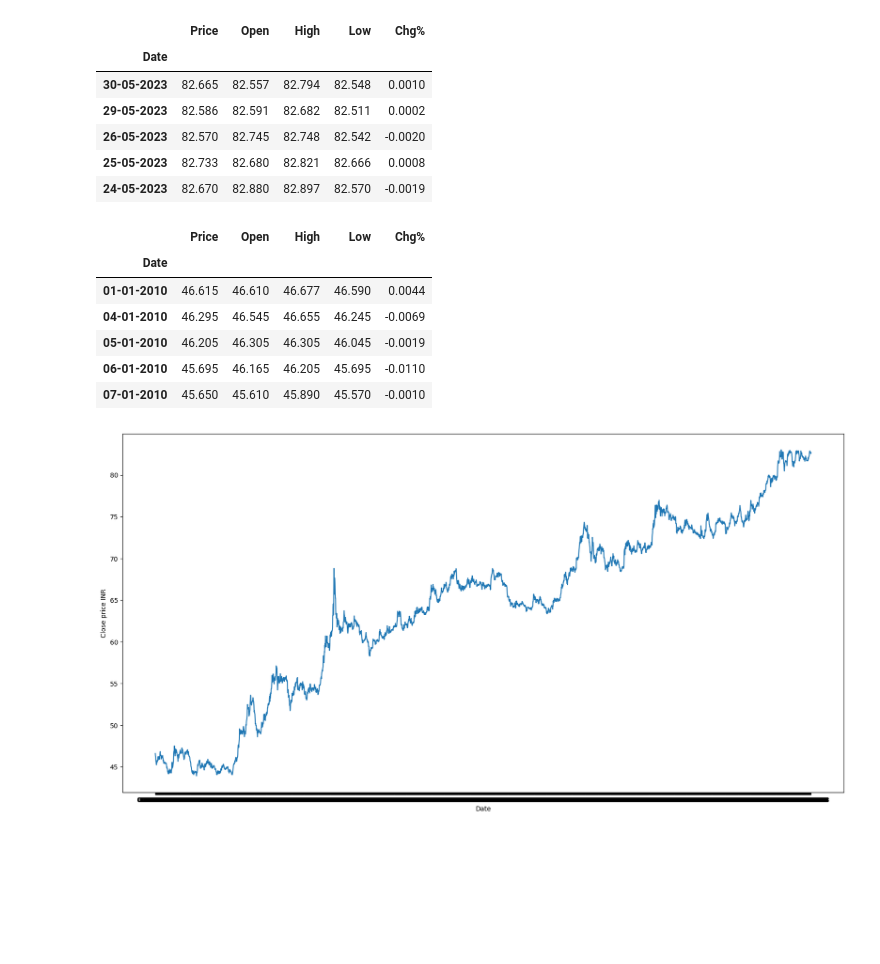
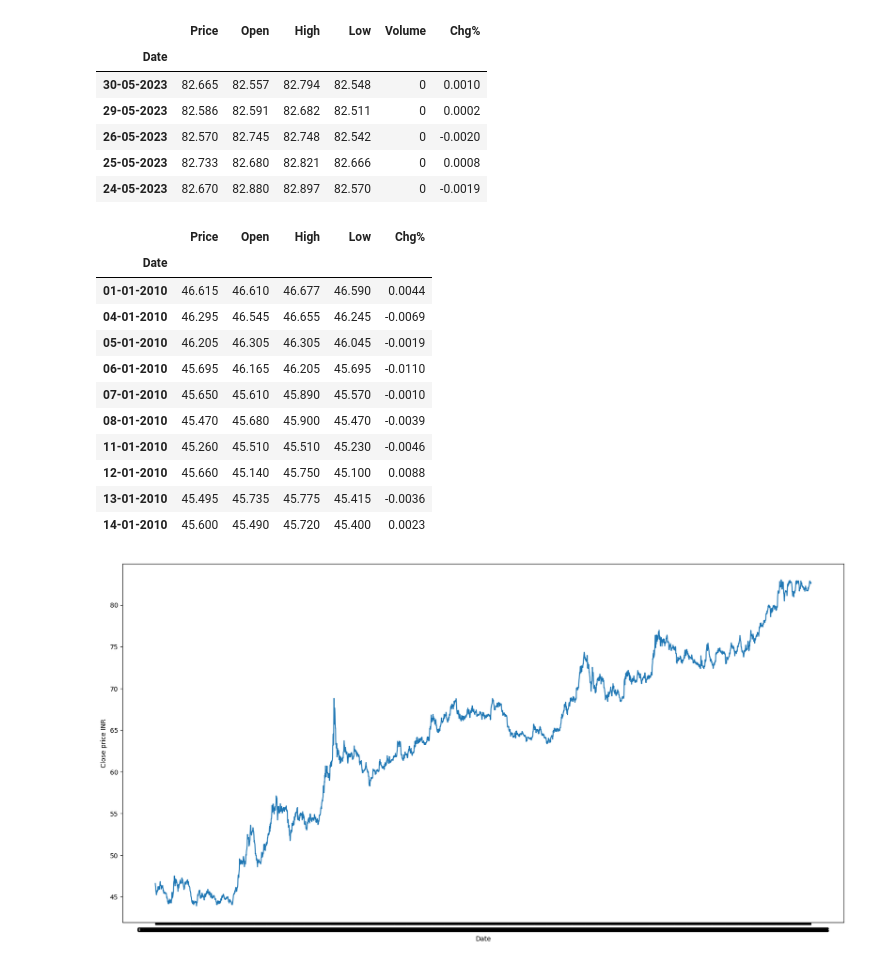
Before and after one commit to Nidhi-1223/Forex-USD-INR, a Jupyter notebook: USD_INR_Forecast.ipynb, the cells around one changed output. Cells and saved outputs as stored; diff of their text form; code cells hidden in the pictures; blank space fills up the shorter version.

Commit message:
add data models and notebook

```diff
--- a/USD_INR_Forecast.ipynb
+++ b/USD_INR_Forecast.ipynb
@@ -10,32 +10,37 @@ import matplotlib.pyplot as plt
 import tensorflow as tf
 from tensorflow.data.experimental import AUTOTUNE as AUTO
 # %%
-data_csv = pd.read_csv('usd_inr.csv')
+data_csv = pd.read_csv('data\usd_inr.csv')
 # %%
 data_csv.set_index(['Date'], inplace=True)
 # %%
 data_csv.head()
 # %% [output]
-|  | Price | Open | High | Low | Chg% |
-| Date |  |  |  |  |  |
-| 30-05-2023 | 82.665 | 82.557 | 82.794 | 82.548 | 0.0010 |
-| 29-05-2023 | 82.586 | 82.591 | 82.682 | 82.511 | 0.0002 |
-| 26-05-2023 | 82.570 | 82.745 | 82.748 | 82.542 | -0.0020 |
-| 25-05-2023 | 82.733 | 82.680 | 82.821 | 82.666 | 0.0008 |
-| 24-05-2023 | 82.670 | 82.880 | 82.897 | 82.570 | -0.0019 |
+|  | Price | Open | High | Low | Volume | Chg% |
+| Date |  |  |  |  |  |  |
+| 30-05-2023 | 82.665 | 82.557 | 82.794 | 82.548 | 0 | 0.0010 |
+| 29-05-2023 | 82.586 | 82.591 | 82.682 | 82.511 | 0 | 0.0002 |
+| 26-05-2023 | 82.570 | 82.745 | 82.748 | 82.542 | 0 | -0.0020 |
+| 25-05-2023 | 82.733 | 82.680 | 82.821 | 82.666 | 0 | 0.0008 |
+| 24-05-2023 | 82.670 | 82.880 | 82.897 | 82.570 | 0 | -0.0019 |
 # %%
 data_csv.drop(columns=['Volume'],axis=1,inplace=True)
 # %%
 data_csv = data_csv.iloc[::-1]
-data_csv.head()
+data_csv.head(10)
 # %% [output]
 |  | Price | Open | High | Low | Chg% |
 | Date |  |  |  |  |  |
 | 01-01-2010 | 46.615 | 46.610 | 46.677 | 46.590 | 0.0044 |
 | 04-01-2010 | 46.295 | 46.545 | 46.655 | 46.245 | -0.0069 |
 | 05-01-2010 | 46.205 | 46.305 | 46.305 | 46.045 | -0.0019 |
 | 06-01-2010 | 45.695 | 46.165 | 46.205 | 45.695 | -0.0110 |
 | 07-01-2010 | 45.650 | 45.610 | 45.890 | 45.570 | -0.0010 |
+| 08-01-2010 | 45.470 | 45.680 | 45.900 | 45.470 | -0.0039 |
+| 11-01-2010 | 45.260 | 45.510 | 45.510 | 45.230 | -0.0046 |
+| 12-01-2010 | 45.660 | 45.140 | 45.750 | 45.100 | 0.0088 |
+| 13-01-2010 | 45.495 | 45.735 | 45.775 | 45.415 | -0.0036 |
+| 14-01-2010 | 45.600 | 45.490 | 45.720 | 45.400 | 0.0023 |
 # %%
 plt.figure(figsize=(20,10))
 plt.plot(data_csv['Price'])
```
Also changed, not shown: parts of 16 cells of this notebook, 11 other files.
